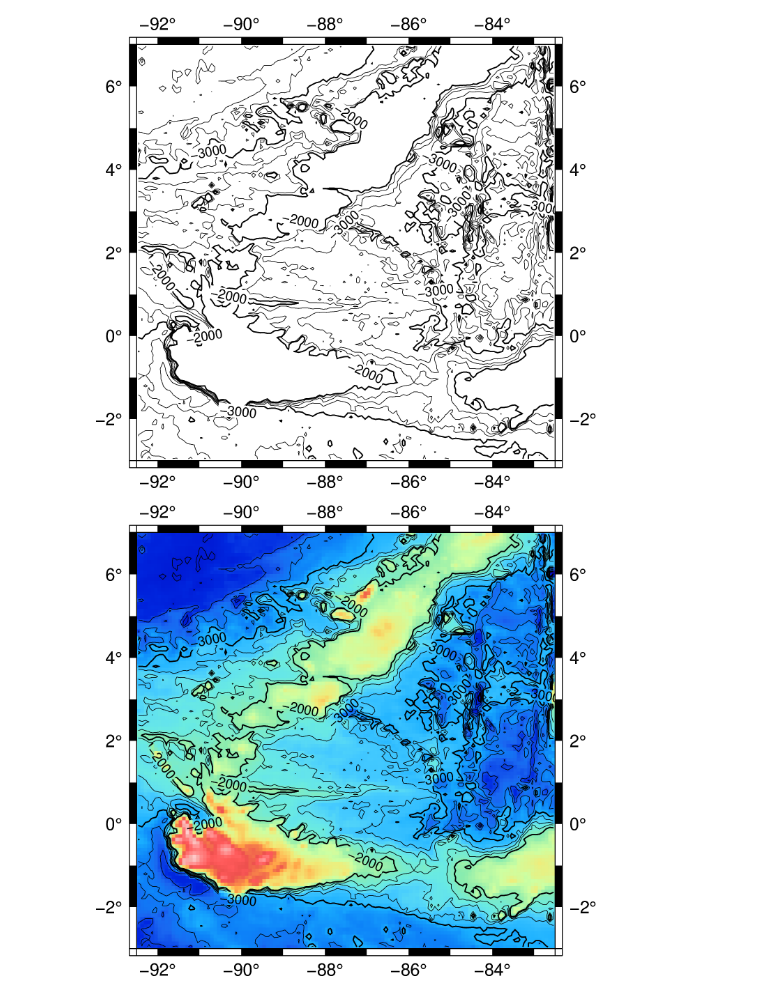
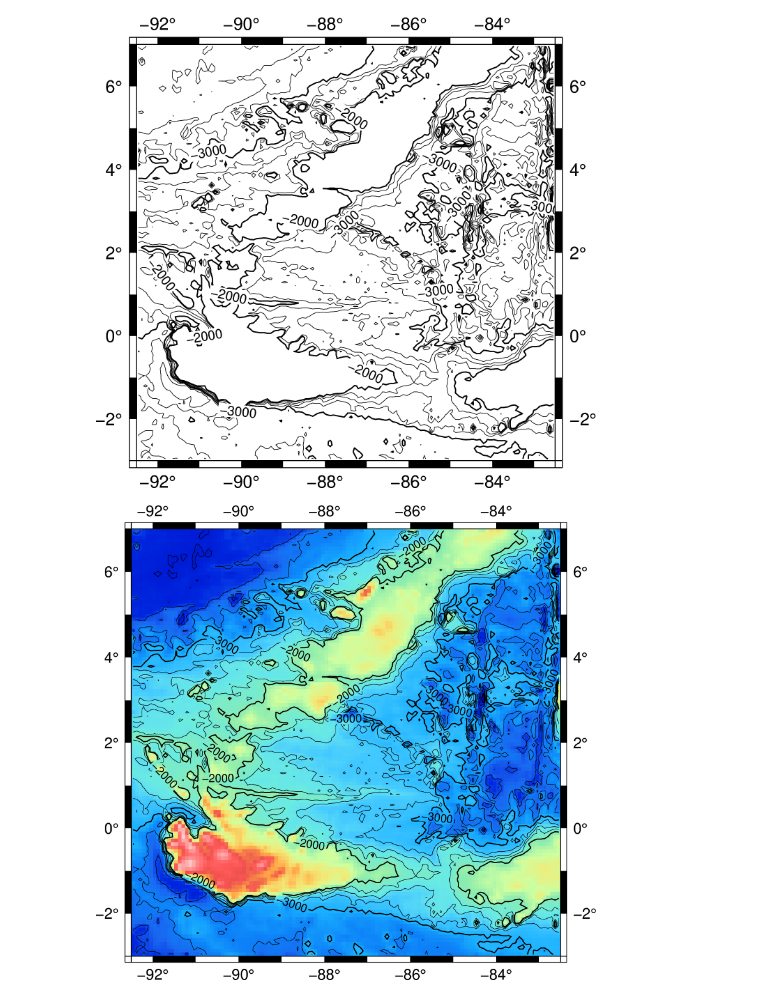
Before and after one commit to willschlitzer/learn-pygmt, a Jupyter notebook: contour_map.ipynb, the cells around one changed output. Cells and saved outputs as stored; diff of their text form; code cells hidden in the pictures.

Commit message:
Update figures

```diff
--- a/contour_map.ipynb
+++ b/contour_map.ipynb
@@ -51,8 +51,8 @@ fig.show()
 [figure]
 # %%
 fig = pygmt.Figure()
-fig.grdimage(grid=grid, cmap="haxby", projection="M4i")
-fig.grdcontour(annotation=1000, interval=250, grid=grid, limit=[-4000, -2000], projection="M4i",frame=True)
+fig.grdimage(grid=grid, cmap="haxby", projection="M12c")
+fig.grdcontour(annotation=1000, interval=250, grid=grid, limit=[-4000, -2000], projection="M12c",frame=True)
 fig.show()
 # %% [output]
-[figure, old version]
+[figure, new version]
```
Also changed, not shown: 5 other files.
